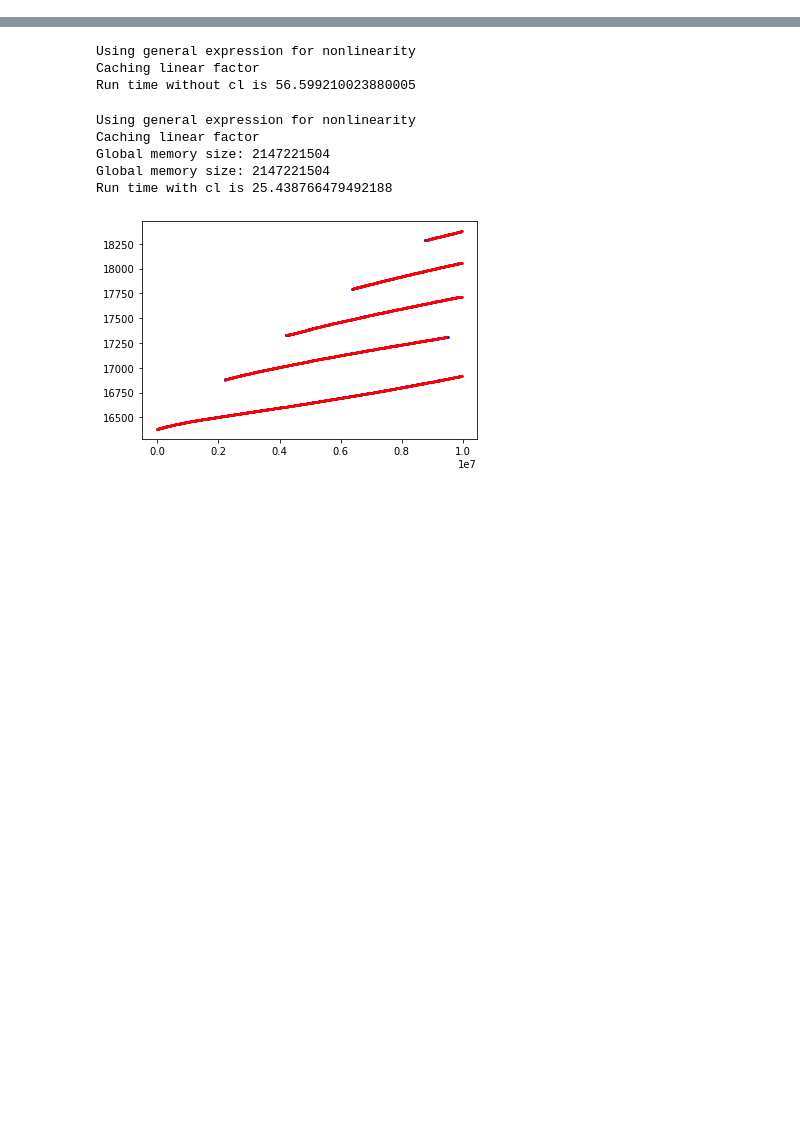
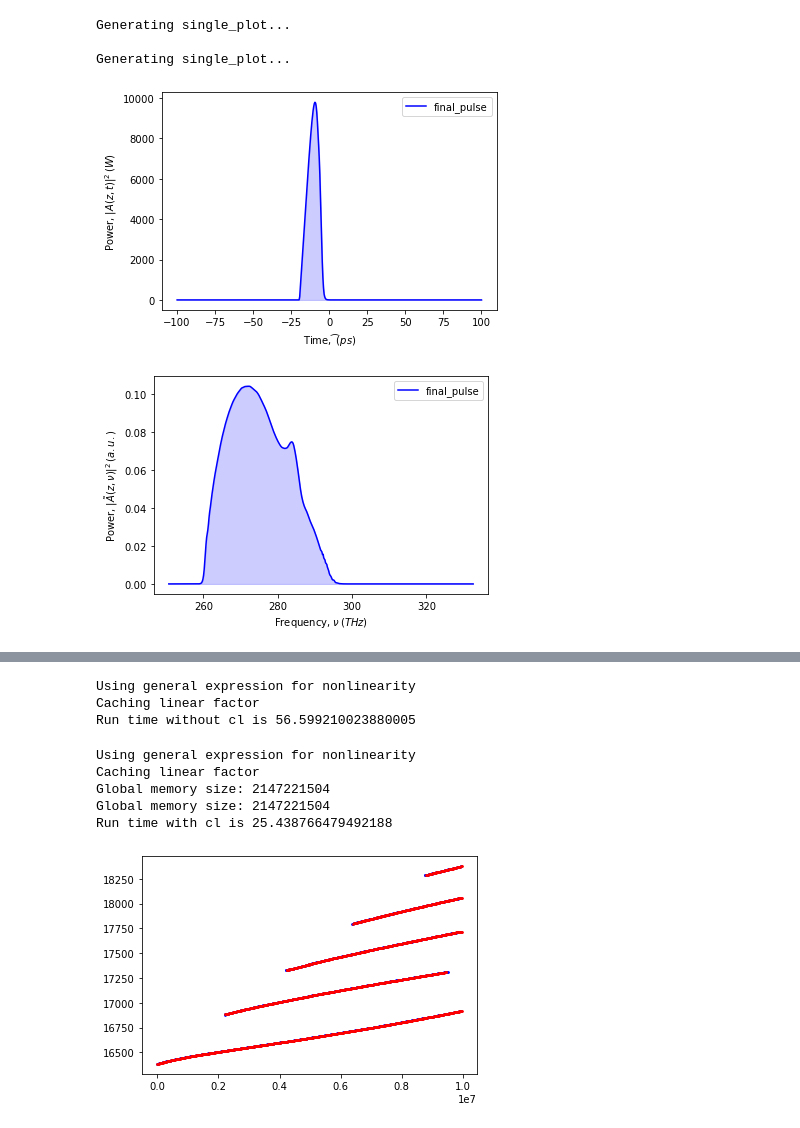
Before and after one commit to KarinaSaraeva/pyofssChanged, a Jupyter notebook: raman_gpu.ipynb, the cells around one changed output, grey strips where cells are left out. Saved outputs shown, nothing was run; the diff lists cells and outputs as text; code cells hidden in the pictures; blank space fills up the shorter version.

```diff
--- a/raman_gpu.ipynb
+++ b/raman_gpu.ipynb
@@ -71,0 +166,26 @@ Run time with cl is 38.96704339981079
+# %%
+from scipy.interpolate import interp1d
+import os
+
+# Create a linear interpolation function
+f_t = interp1d(np.arange(len(domain.t)), domain.t)
+
+# Interpolate the function values at 100 equally spaced points
+interpolated_t = f_t(np.linspace(0, len(domain.t) - 1, 500))
+
+f_nu = interp1d(np.arange(len(domain.nu)), domain.nu)
+
+# Interpolate the function values at 100 equally spaced points
+interpolated_nu = f_nu(np.linspace(0, len(domain.nu) - 1, 500))
+
+
+single_plot(interpolated_t, sys1.df_temp.iloc[-1], labels["t"], labels["P_t"], "final_pulse")
+plt.savefig(os.path.join("", 'final_pulse_t'))
+single_plot(interpolated_nu, sys1.df_spec.iloc[-1], labels["nu"], labels["P_nu"], "final_pulse")
+plt.savefig(os.path.join("", 'final_pulse_nu'))
+# %% [output]
+Generating single_plot...
+
+Generating single_plot...
+[figure, added]
+[figure, added]
```
Also changed, not shown: parts of 24 cells of this notebook, 5 other files.
